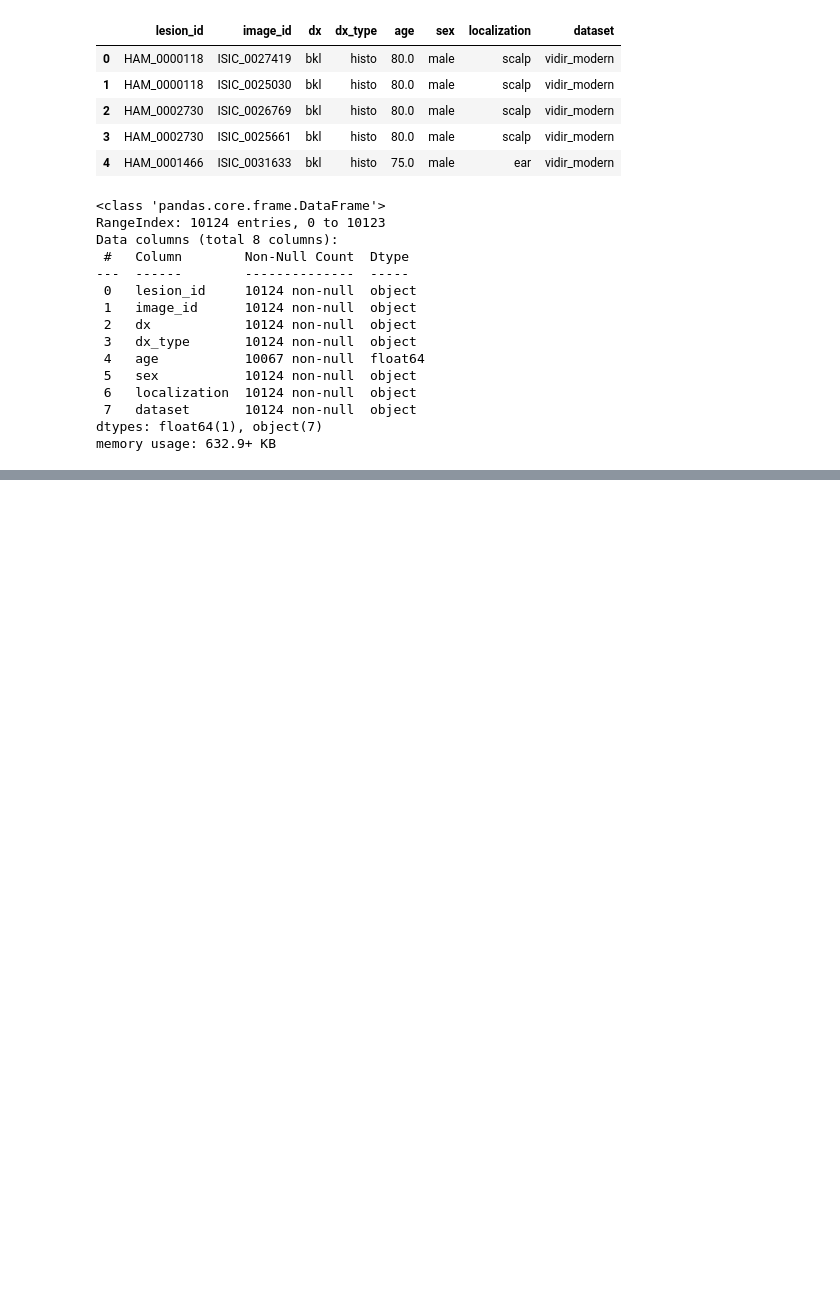
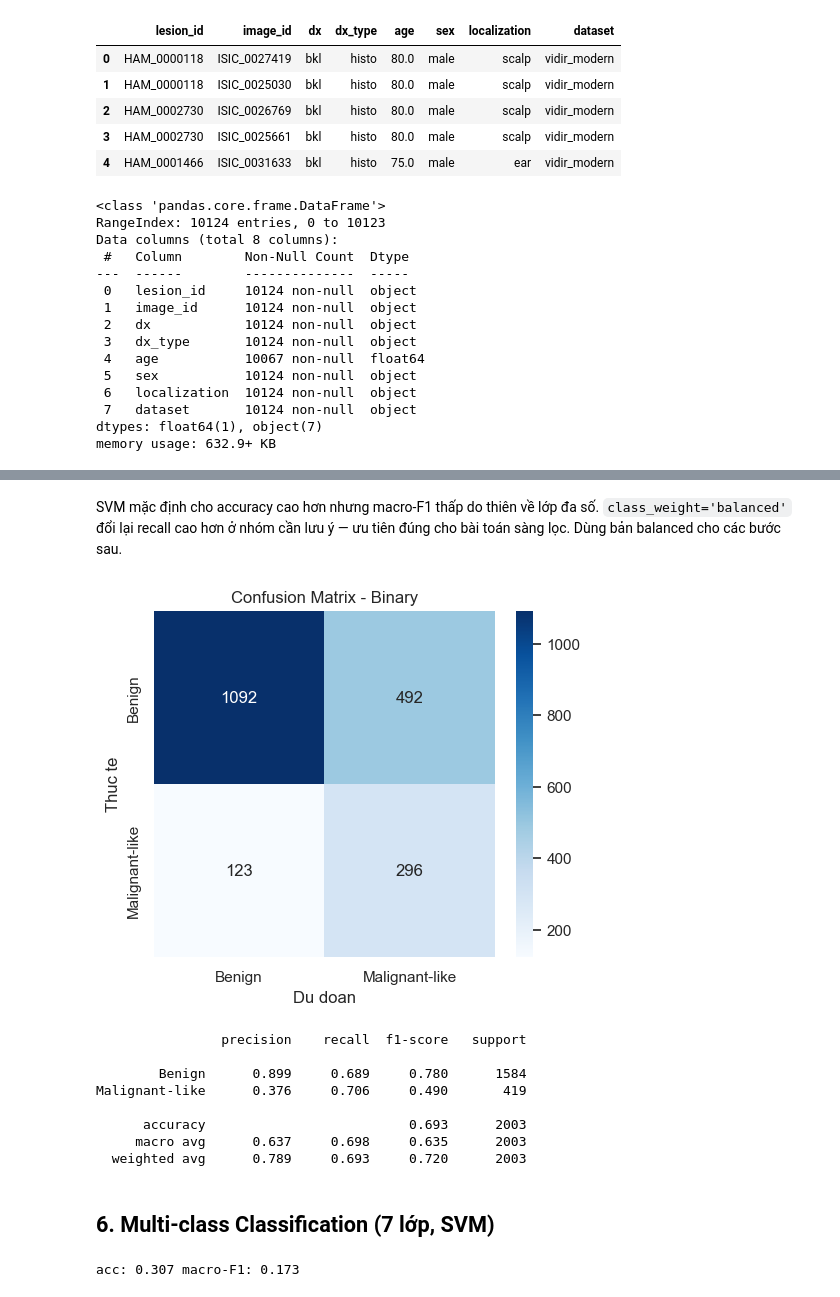
Before and after one commit to PTAxHVA/skin-cancer-detection, a Jupyter notebook: notebooks/skin_cancer_detection.ipynb, the cells around one changed output, grey strips where cells are left out. Drawn from its saved outputs; the diff is of its cells as text; code cells hidden in the pictures; blank space fills up the shorter version.

```diff
--- a/notebooks/skin_cancer_detection.ipynb
+++ b/notebooks/skin_cancer_detection.ipynb
@@ -395,0 +158,21 @@ Test accuracy: 0.714 | macro-F1: 0.633
+# %%
+FEATURES = ['age', 'sex', 'localization']
+
+def build_features(frame, fit_objs=None):
+    """Impute -> encode -> scale. fit_objs=None: fit (train); nguoc lai: transform (test)."""
+    X = frame[FEATURES].copy()
+    if fit_objs is None:
+        imp = SimpleImputer(strategy='median')
+        X['age'] = imp.fit_transform(X[['age']])
+        encs = {}
+        for c in ['sex', 'localization']:
+            e = LabelEncoder()
+            X[c] = e.fit_transform(X[c].astype(str))
+            encs[c] = e
+        sc = StandardScaler()
+        return sc.fit_transform(X), {'imp': imp, 'encs': encs, 'sc': sc}
+    X['age'] = fit_objs['imp'].transform(X[['age']])
+    for c, e in fit_objs['encs'].items():
+        X[c] = X[c].astype(str).map(lambda v: v if v in set(e.classes_) else e.classes_[0])
+        X[c] = e.transform(X[c])
+    return fit_objs['sc'].transform(X), fit_objs
@@ -395,0 +200,46 @@ Test accuracy: 0.714 | macro-F1: 0.633
+# %% [markdown]
+SVM mặc định cho accuracy cao hơn nhưng macro-F1 thấp do thiên về lớp đa số.
+`class_weight='balanced'` đổi lại recall cao hơn ở nhóm cần lưu ý — ưu tiên đúng cho
+bài toán sàng lọc. Dùng bản balanced cho các bước sau.
+# %%
+svm_bin = SVC(kernel='rbf', class_weight='balanced', random_state=RANDOM_STATE).fit(Xtr, ytr)
+y_pred_bin = svm_bin.predict(Xte)
+
+cm = confusion_matrix(yte, y_pred_bin)
+plt.figure(figsize=(5.5, 4.5))
+sns.heatmap(cm, annot=True, fmt='d', cmap='Blues',
+            xticklabels=['Benign', 'Malignant-like'],
+            yticklabels=['Benign', 'Malignant-like'])
+plt.xlabel('Du doan'); plt.ylabel('Thuc te'); plt.title('Confusion Matrix - Binary'); plt.show()
+
+print(classification_report(yte, y_pred_bin,
+      target_names=['Benign', 'Malignant-like'], digits=3))
+# %% [output]
+[figure, added]
+                precision    recall  f1-score   support
+
+        Benign      0.899     0.689     0.780      1584
+Malignant-like      0.376     0.706     0.490       419
+
+      accuracy                          0.693      2003
+     macro avg      0.637     0.698     0.635      2003
+  weighted avg      0.789     0.693     0.720      2003
+# %% [markdown]
+## 6. Multi-class Classification (7 lớp, SVM)
+# %%
+le = LabelEncoder()
+df['label_multi'] = le.fit_transform(df['dx'])
+class_names = list(le.classes_)
+
+tr, te = train_test_split(df, test_size=0.2, random_state=RANDOM_STATE,
+                          stratify=df['label_multi'])
+Xtr, objs = build_features(tr)
+Xte, _ = build_features(te, objs)
+ytr, yte = tr['label_multi'].values, te['label_multi'].values
+
+svm_multi = SVC(kernel='rbf', class_weight='balanced', random_state=RANDOM_STATE).fit(Xtr, ytr)
+y_pred_multi = svm_multi.predict(Xte)
+print("acc:", round(accuracy_score(yte, y_pred_multi), 3),
+      "macro-F1:", round(f1_score(yte, y_pred_multi, average='macro'), 3))
+# %% [output]
+acc: 0.307 macro-F1: 0.173
```
Also changed, not shown: parts of 51 cells of this notebook, 7 other files.
